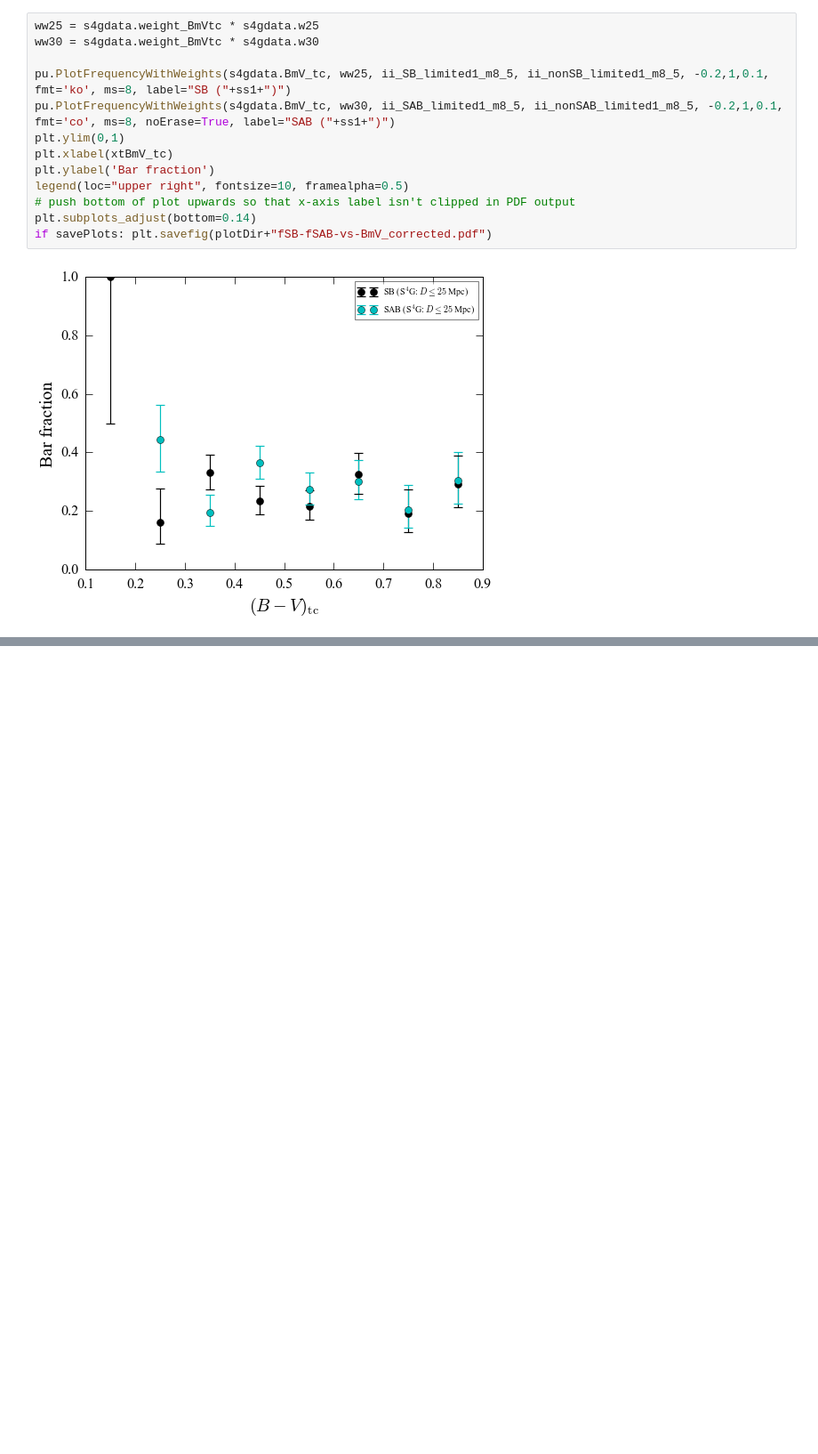
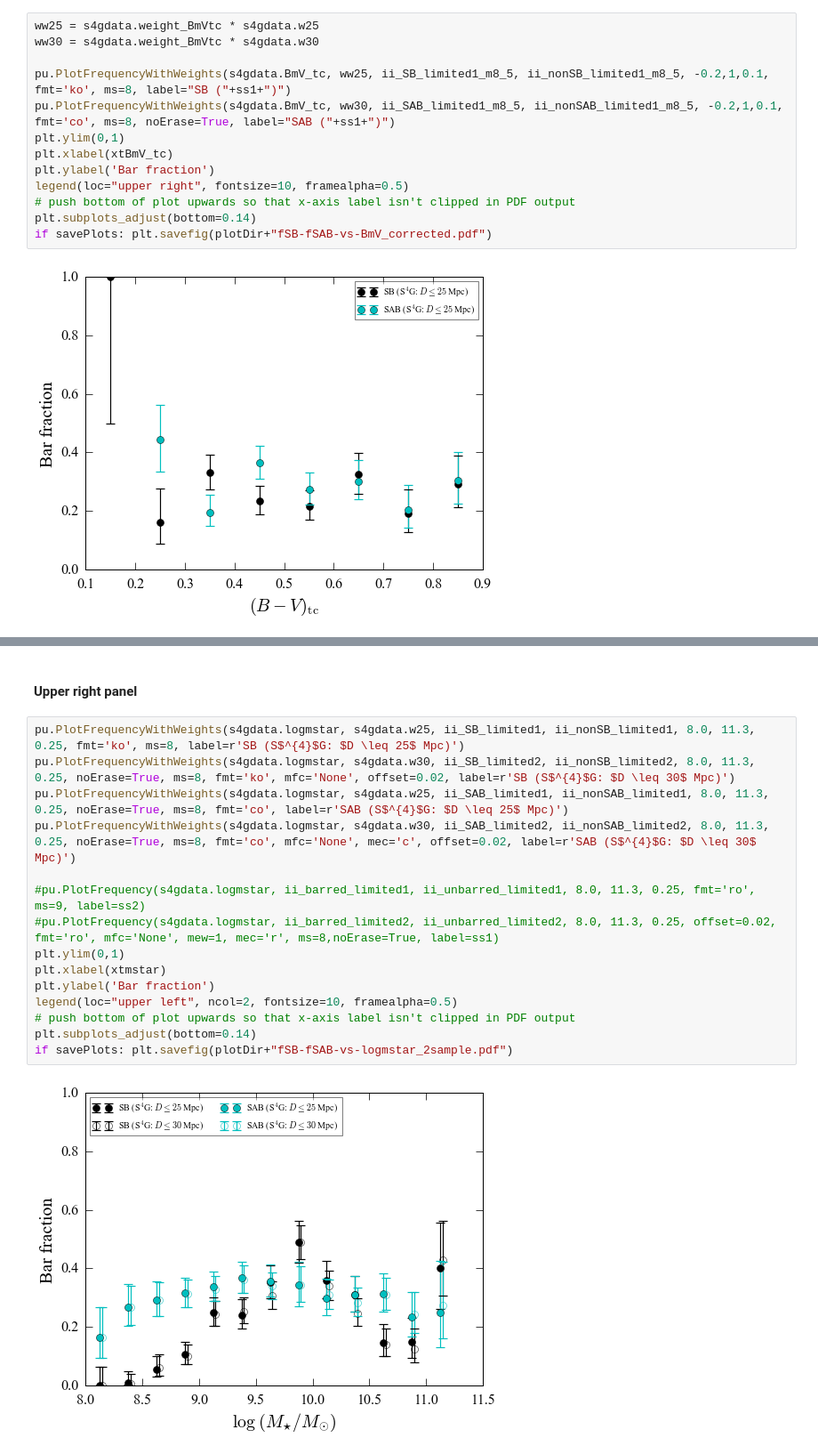
Before and after one commit to perwin/s4g_barfractions, a Jupyter notebook: s4gbars_main.ipynb, the cells around one changed output, grey strips where cells are left out. Shown: that part at 89% size. Cells and saved outputs as stored; diff of their text form; blank space fills up the shorter version.

```diff
--- a/s4gbars_main.ipynb
+++ b/s4gbars_main.ipynb
@@ -646,0 +663,19 @@ if savePlots: plt.savefig(plotDir+"fSB-fSAB-vs-BmV_corrected.pdf")
+# %% [markdown]
+#### Upper right panel
+# %%
+pu.PlotFrequencyWithWeights(s4gdata.logmstar, s4gdata.w25, ii_SB_limited1, ii_nonSB_limited1, 8.0, 11.3, 0.25, fmt='ko', ms=8, label=r'SB (S$^{4}$G: $D \leq 25$ Mpc)')
+pu.PlotFrequencyWithWeights(s4gdata.logmstar, s4gdata.w30, ii_SB_limited2, ii_nonSB_limited2, 8.0, 11.3, 0.25, noErase=True, ms=8, fmt='ko', mfc='None', offset=0.02, label=r'SB (S$^{4}$G: $D \leq 30$ Mpc)')
+pu.PlotFrequencyWithWeights(s4gdata.logmstar, s4gdata.w25, ii_SAB_limited1, ii_nonSAB_limited1, 8.0, 11.3, 0.25, noErase=True, ms=8, fmt='co', label=r'SAB (S$^{4}$G: $D \leq 25$ Mpc)')
+pu.PlotFrequencyWithWeights(s4gdata.logmstar, s4gdata.w30, ii_SAB_limited2, ii_nonSAB_limited2, 8.0, 11.3, 0.25, noErase=True, ms=8, fmt='co', mfc='None', mec='c', offset=0.02, label=r'SAB (S$^{4}$G: $D \leq 30$ Mpc)')
+
+#pu.PlotFrequency(s4gdata.logmstar, ii_barred_limited1, ii_unbarred_limited1, 8.0, 11.3, 0.25, fmt='ro', ms=9, label=ss2)
+#pu.PlotFrequency(s4gdata.logmstar, ii_barred_limited2, ii_unbarred_limited2, 8.0, 11.3, 0.25, offset=0.02, fmt='ro', mfc='None', mew=1, mec='r', ms=8,noErase=True, label=ss1)
+plt.ylim(0,1)
+plt.xlabel(xtmstar)
+plt.ylabel('Bar fraction')
+legend(loc="upper left", ncol=2, fontsize=10, framealpha=0.5)
+# push bottom of plot upwards so that x-axis label isn't clipped in PDF output
+plt.subplots_adjust(bottom=0.14)
+if savePlots: plt.savefig(plotDir+"fSB-fSAB-vs-logmstar_2sample.pdf")
+# %% [output]
+[figure, added]
```
Also changed, not shown: parts of 14 cells of this notebook.
